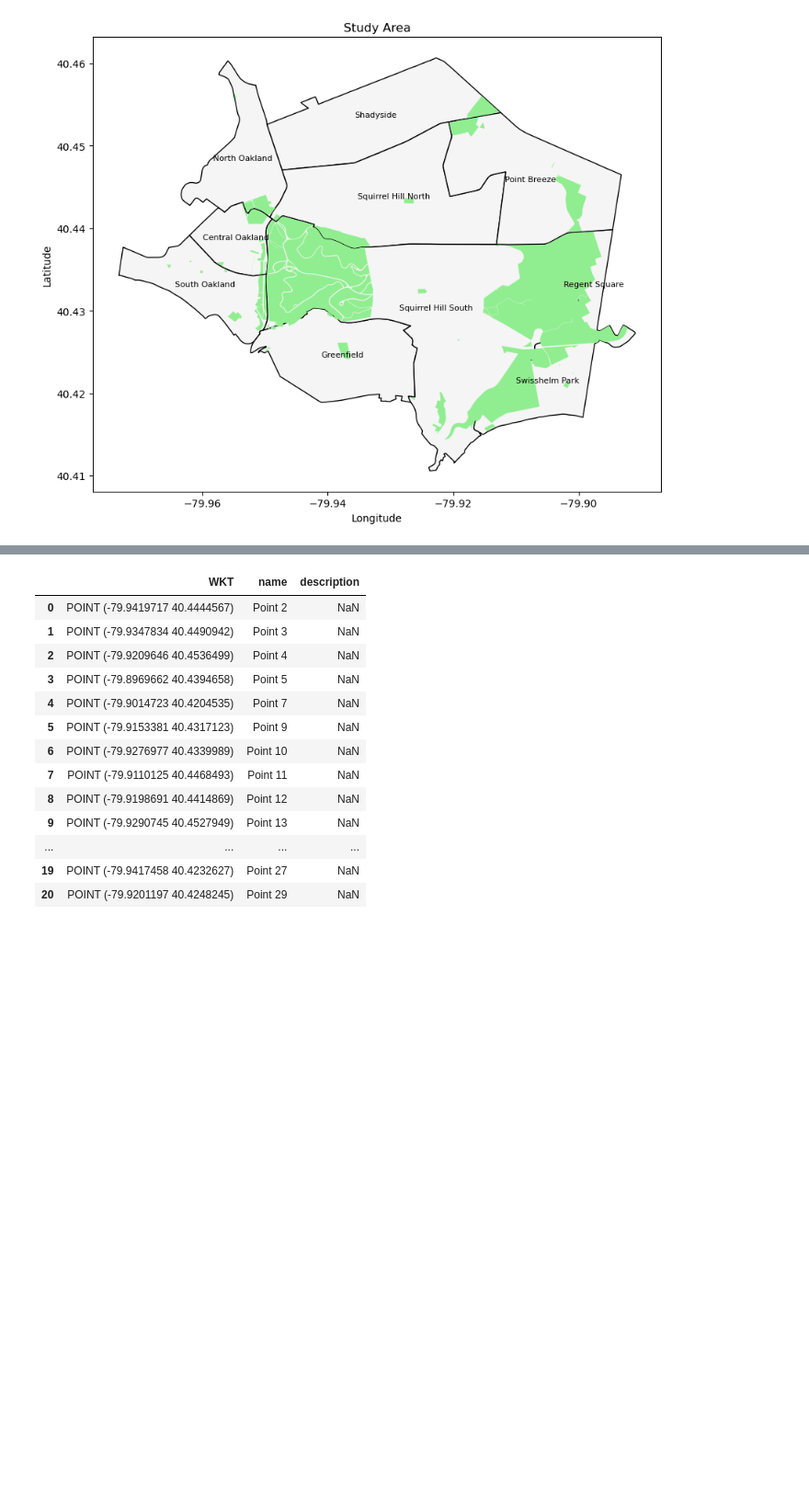
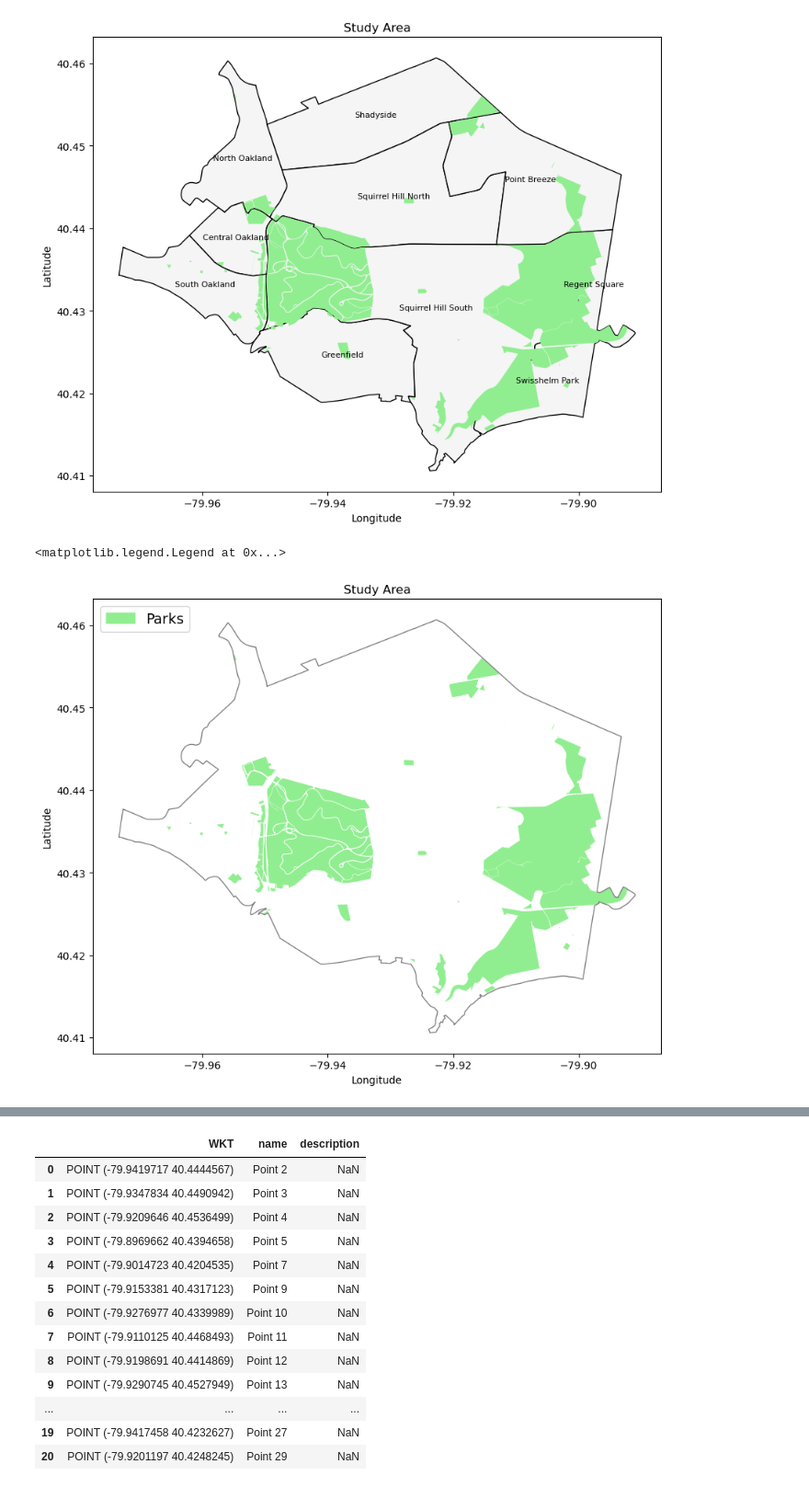
Before and after one commit to lgraff/nomad, a Jupyter notebook: project3-network_opt/viz.ipynb, the cells around one changed output, grey strips where cells are left out. Shown at 92% size. Drawn from its saved outputs; the diff is of its cells as text; code cells hidden in the pictures; blank space fills up the shorter version.

```diff
--- a/project3-network_opt/viz.ipynb
+++ b/project3-network_opt/viz.ipynb
@@ -35,6 +35,26 @@ parks_gdf.plot(ax=ax, color='lightgreen')
 # %% [output]
 <AxesSubplot: title={'center': 'Study Area'}, xlabel='Longitude', ylabel='Latitude'>
 [figure]
+# %%
+fig, ax = plt.subplots(figsize=(10, 10))
+
+# Plot microtransit service zone candidates
+parks_gdf.plot(ax=ax, color='lightgreen')
+# Plot neighborhood outlines and annotate with names
+hoods_dissolved.plot(ax=ax, facecolor='none', edgecolor='gray')
+plt.xlabel('Longitude')
+plt.ylabel('Latitude')
+plt.title('Study Area')
+# Create custom legend handles
+custom_handles = [
+    Patch(facecolor='lightgreen', edgecolor='lightgreen', label='Parks'),
+]
+
+# Add the custom legend
+ax.legend(handles=custom_handles, loc='upper left', fontsize=14)
+# %% [output]
+<matplotlib.legend.Legend at 0x...>
+[figure, added]
 # %%
 bikeshare_path = config['optimization']['candidates']['bikeshare_csv']
 bikeshare_mymaps_csv = pd.read_csv(bikeshare_path)
```
Also changed, not shown: parts of 1 cell of this notebook, 1 other file.
